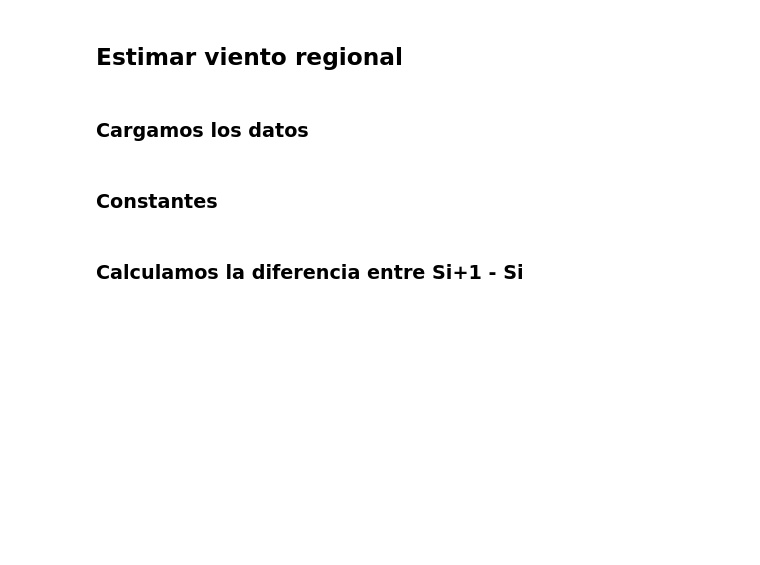
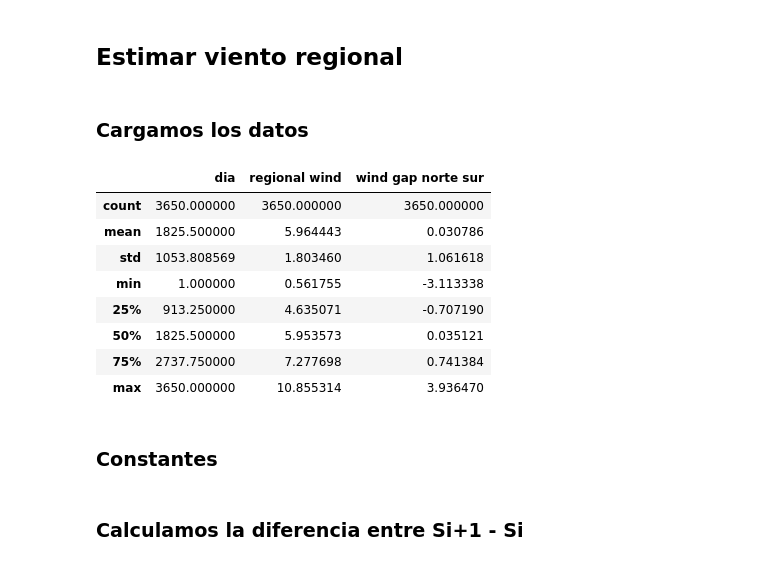
Before and after one commit to GuidoDSalem/TP---AplicacionesComputacionales, a Jupyter notebook: main limpio.ipynb, the cells around one changed output. Saved outputs shown, nothing was run; the diff lists cells and outputs as text; code cells hidden in the pictures; blank space fills up the shorter version.

```diff
--- a/main limpio.ipynb
+++ b/main limpio.ipynb
@@ -67,6 +68,19 @@ def simulateTrip_windgap(beta, gamma):
 ### Cargamos los datos
 # %%
 data = pd.read_excel("Wind data for TP1.xlsx")
+# %%
+data.head()
+data.describe()
+# %% [output]
+|  | dia | regional wind | wind gap norte sur |
+| count | 3650.000000 | 3650.000000 | 3650.000000 |
+| mean | 1825.500000 | 5.964443 | 0.030786 |
+| std | 1053.808569 | 1.803460 | 1.061618 |
+| min | 1.000000 | 0.561755 | -3.113338 |
+| 25% | 913.250000 | 4.635071 | -0.707190 |
+| 50% | 1825.500000 | 5.953573 | 0.035121 |
+| 75% | 2737.750000 | 7.277698 | 0.741384 |
+| max | 3650.000000 | 10.855314 | 3.936470 |
 # %% [markdown]
 ### Constantes
 # %%
```
Also changed, not shown: parts of 29 cells of this notebook, 2 other files.
